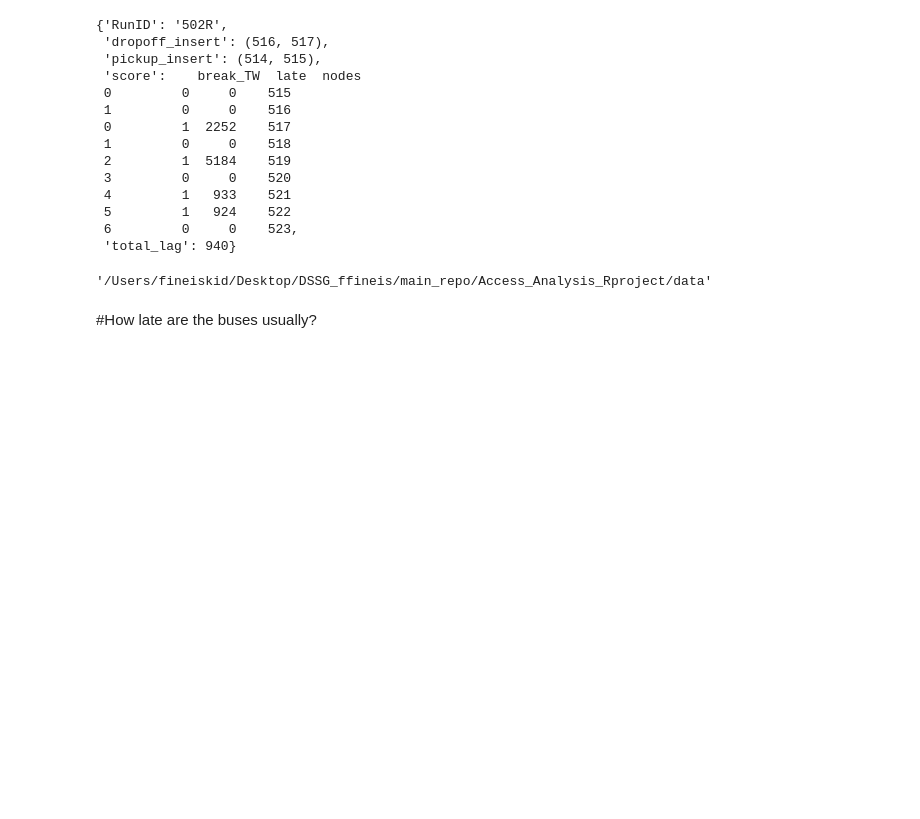
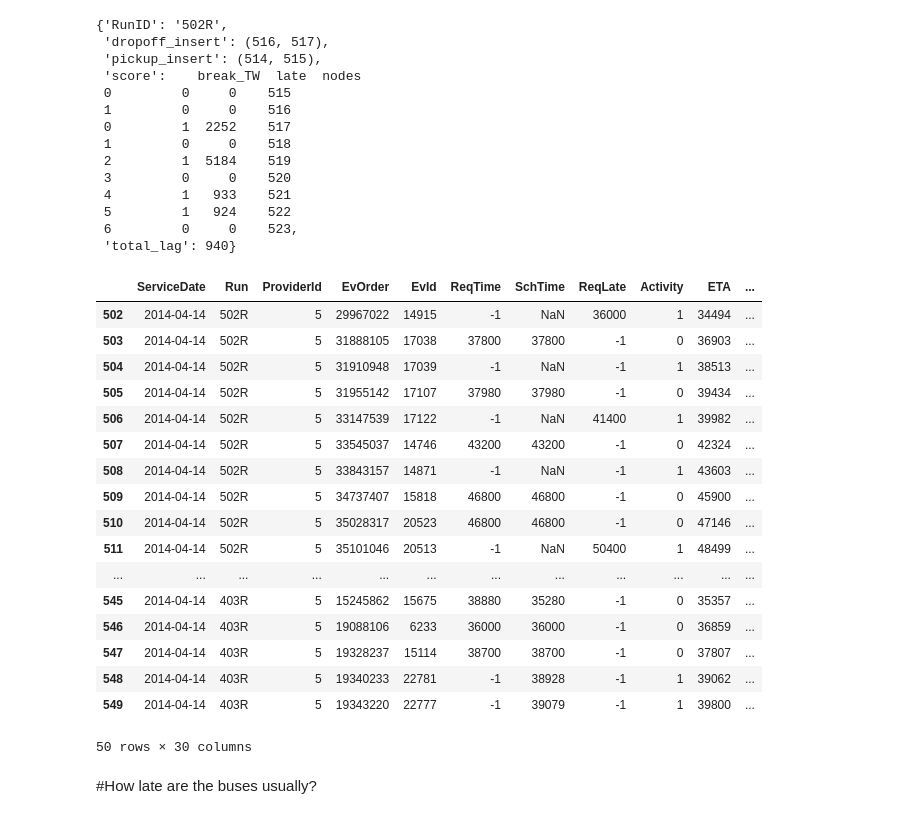
Before and after one commit to DSSG-paratransit/main_repo, a Jupyter notebook: Python_Scripts/get_buses_realtime.ipynb, the cells around one changed output. Saved outputs shown, nothing was run; the diff lists cells and outputs as text; code cells hidden in the pictures; blank space fills up the shorter version.

Commit message:
Revert "qcS3data working correctly"
This reverts commit 4f1609baff105577bf92debcfb432b72c1005a6d.

```diff
--- a/Python_Scripts/get_buses_realtime.ipynb
+++ b/Python_Scripts/get_buses_realtime.ipynb
@@ -547,29 +547,42 @@ ret
 # %%
 # Given the best insertion point possible, rearrange the day's schedule to put URID on
 # the new bus
 
 test = data.copy()
 my_rows = data[data['BookingId']==URID.BookingId]
 test.ix[my_rows.index[:], 'Run'] = Run_Schedule.Run.iloc[0]
 
 pickup_old = my_rows.index[0]
 dropoff_old = my_rows.index[1]
 pickup_new = ret['pickup_insert'][1] #THIS IS OVERWRITING NEXT NODE
 dropoff_new = ret['dropoff_insert'][1] #THIS WILL OVERWRITE NEXT NODE
 
 
 ind = test.index.tolist()
 ind.pop(pickup_old)
 ind.pop(dropoff_old-1)
 ind.insert(ind.index(pickup_new), pickup_old)
 ind.insert(ind.index(dropoff_new), dropoff_old)
-test = test.reindex(ind).iloc[500:550,:]
+test.reindex(ind).iloc[500:550,:]
+# %% [output]
+|  | ServiceDate | Run | ProviderId | EvOrder | EvId | ReqTime | SchTime | ReqLate | Activity | ETA | ... |
+| 502 | 2014-04-14 | 502R | 5 | 29967022 | 14915 | -1 | NaN | 36000 | 1 | 34494 | ... |
+| 503 | 2014-04-14 | 502R | 5 | 31888105 | 17038 | 37800 | 37800 | -1 | 0 | 36903 | ... |
+| 504 | 2014-04-14 | 502R | 5 | 31910948 | 17039 | -1 | NaN | -1 | 1 | 38513 | ... |
+| 505 | 2014-04-14 | 502R | 5 | 31955142 | 17107 | 37980 | 37980 | -1 | 0 | 39434 | ... |
+| 506 | 2014-04-14 | 502R | 5 | 33147539 | 17122 | -1 | NaN | 41400 | 1 | 39982 | ... |
+| 507 | 2014-04-14 | 502R | 5 | 33545037 | 14746 | 43200 | 43200 | -1 | 0 | 42324 | ... |
+| 508 | 2014-04-14 | 502R | 5 | 33843157 | 14871 | -1 | NaN | -1 | 1 | 43603 | ... |
+| 509 | 2014-04-14 | 502R | 5 | 34737407 | 15818 | 46800 | 46800 | -1 | 0 | 45900 | ... |
+| 510 | 2014-04-14 | 502R | 5 | 35028317 | 20523 | 46800 | 46800 | -1 | 0 | 47146 | ... |
+| 511 | 2014-04-14 | 502R | 5 | 35101046 | 20513 | -1 | NaN | 50400 | 1 | 48499 | ... |
+| ... | ... | ... | ... | ... | ... | ... | ... | ... | ... | ... | ... |
+| 545 | 2014-04-14 | 403R | 5 | 15245862 | 15675 | 38880 | 35280 | -1 | 0 | 35357 | ... |
+| 546 | 2014-04-14 | 403R | 5 | 19088106 | 6233 | 36000 | 36000 | -1 | 0 | 36859 | ... |
+| 547 | 2014-04-14 | 403R | 5 | 19328237 | 15114 | 38700 | 38700 | -1 | 0 | 37807 | ... |
+| 548 | 2014-04-14 | 403R | 5 | 19340233 | 22781 | -1 | 38928 | -1 | 1 | 39062 | ... |
+| 549 | 2014-04-14 | 403R | 5 | 19343220 | 22777 | -1 | 39079 | -1 | 1 | 39800 | ... |
+50 rows × 30 columns
-# %%
-import os
-os.getcwd()
-'qc_streaming.csv' in os.listdir(os.getcwd())
-# %% [output]
-'/Users/fineiskid/Desktop/DSSG_ffineis/main_repo/Access_Analysis_Rproject/data'
 # %% [markdown]
 #How late are the buses usually?
 # %%
```
Also changed, not shown: parts of 1 cell of this notebook, 1 other file.
